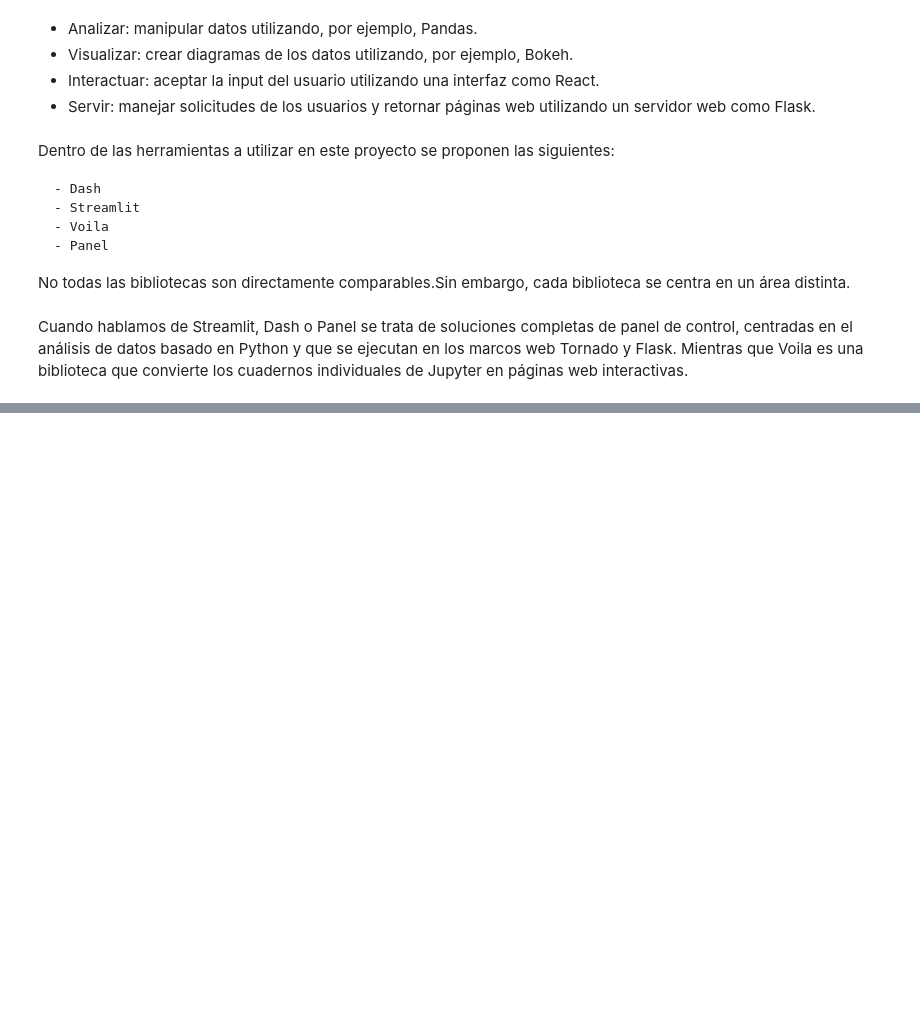
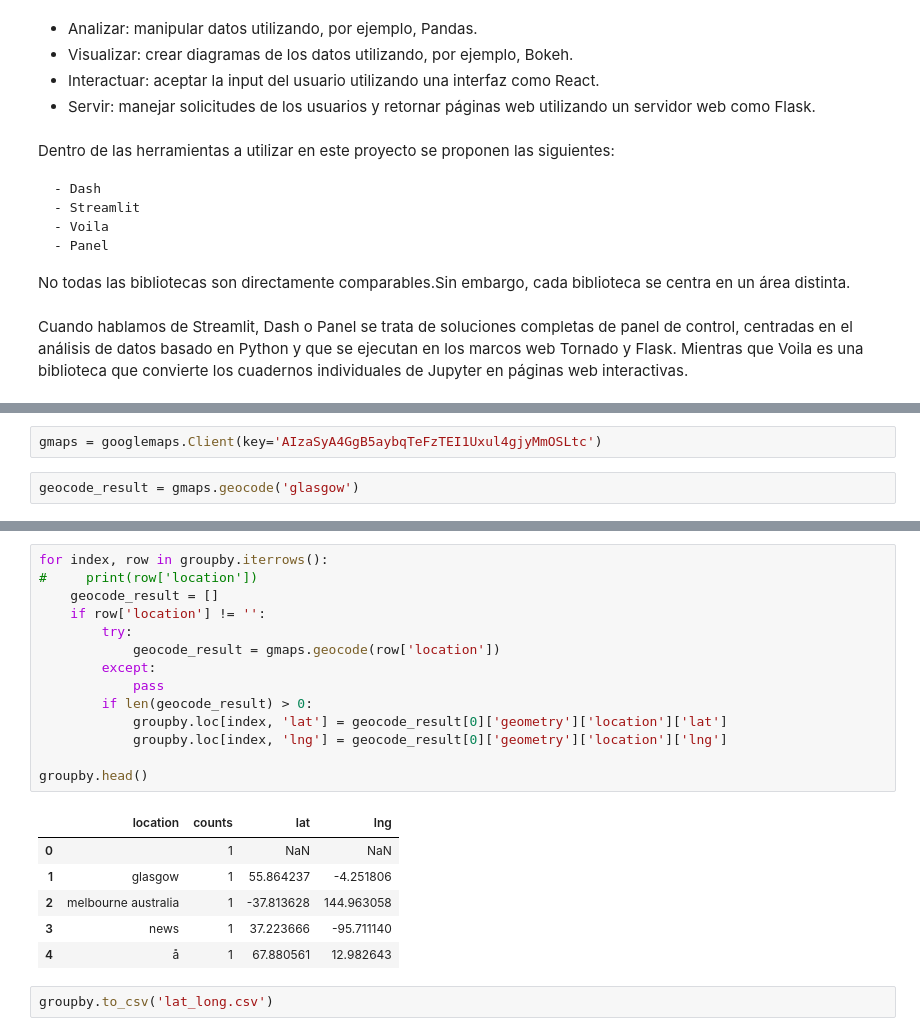
Before and after one commit to marisaaaai/Proyecto2DS, a Jupyter notebook: Proyecto2.ipynb, the cells around one changed output, grey strips where cells are left out. Saved outputs shown, nothing was run; the diff lists cells and outputs as text; blank space fills up the shorter version.

```diff
--- a/Proyecto2.ipynb
+++ b/Proyecto2.ipynb
@@ -892,0 +1072,4 @@ Cuando hablamos de Streamlit, Dash o Panel se trata de soluciones completas de p
+# %%
+gmaps = googlemaps.Client(key='AIzaSyA4GgB5aybqTeFzTEI1Uxul4gjyMmOSLtc')
+# %%
+geocode_result = gmaps.geocode('glasgow')
@@ -892,0 +1143,23 @@ Cuando hablamos de Streamlit, Dash o Panel se trata de soluciones completas de p
+# %%
+for index, row in groupby.iterrows():
+#     print(row['location'])
+    geocode_result = []
+    if row['location'] != '':
+        try:
+            geocode_result = gmaps.geocode(row['location'])
+        except:
+            pass
+        if len(geocode_result) > 0:
+            groupby.loc[index, 'lat'] = geocode_result[0]['geometry']['location']['lat']
+            groupby.loc[index, 'lng'] = geocode_result[0]['geometry']['location']['lng']
+
+groupby.head()
+# %% [output]
+|  | location | counts | lat | lng |
+| 0 |  | 1 | NaN | NaN |
+| 1 | glasgow | 1 | 55.864237 | -4.251806 |
+| 2 | melbourne australia | 1 | -37.813628 | 144.963058 |
+| 3 | news | 1 | 37.223666 | -95.711140 |
+| 4 | å | 1 | 67.880561 | 12.982643 |
+# %%
+groupby.to_csv('lat_long.csv')
```
Also changed, not shown: parts of 38 cells of this notebook, 4 other files.
